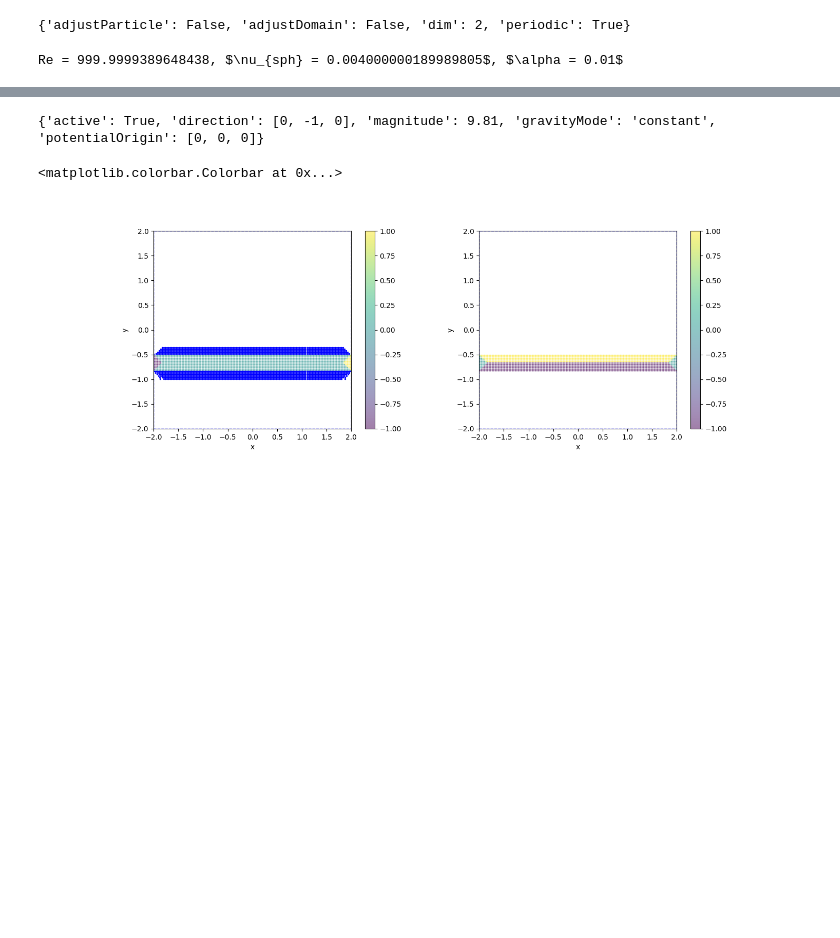
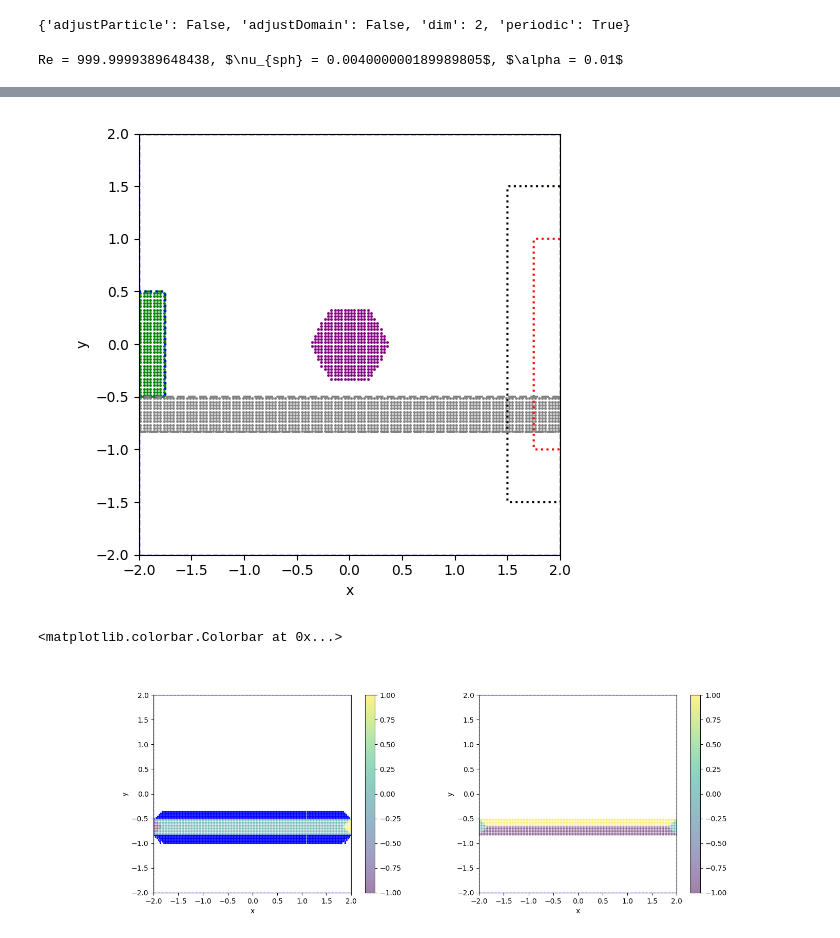
Before and after one commit to wi-re/diffSPH, a Jupyter notebook: partiBench/02_outlet.ipynb, the cells around one changed output, grey strips where cells are left out. Saved outputs shown, nothing was run; the diff lists cells and outputs as text; code cells hidden in the pictures; blank space fills up the shorter version.

```diff
--- a/partiBench/02_outlet.ipynb
+++ b/partiBench/02_outlet.ipynb
@@ -481,5 +135,0 @@ plotSDF(boundary_sdf(torch.clone(points),), X, Y, 2, 2)
-# %%
-print(config['gravity'])
-config['gravity']['active'] = True
-# %% [output]
-{'active': True, 'direction': [0, -1, 0], 'magnitude': 9.81, 'gravityMode': 'constant', 'potentialOrigin': [0, 0, 0]}
@@ -769,3 +136,51 @@ from diffSPH.v2.modules.mDBC import buildBoundaryGhostParticles, mDBCDensity
-# %%
-perennialState['boundary']['distances'] = - perennialState['boundary']['distances']
-config['regions'] = regions
+# %%
+config['regions'] = [{
+        'sdf': inletSDF,
+        'type': 'inlet',
+        'velocity': torch.tensor([1,0.]),
+        'particles': sampleParticles(config, sdfs = [inletSDF])[0],
+        'contour': find_contour(inletSDF(points).reshape(ngrid, ngrid).cpu(), config['domain']['minExtent'].cpu(), config['domain']['maxExtent'].cpu(), ngrid, 0)
+    },
+    {
+        'sdf': inletSDF,
+        'type': 'forcing',
+        'forcingMode': 'immediate',
+        'velocity': torch.tensor([1,0.]),
+        'particles': sampleParticles(config, sdfs = [inletSDF])[0],
+        'contour': find_contour(inletSDF(points).reshape(ngrid, ngrid).cpu(), config['domain']['minExtent'].cpu(), config['domain']['maxExtent'].cpu(), ngrid, 0)
+    },{
+        'sdf': outletSDF,
+        'type': 'outlet',
+        'velocity': torch.tensor([0.,0.]),
+        'particles': sampleParticles(config, sdfs = [outletSDF])[0],
+        'contour': find_contour(outletSDF(points).reshape(ngrid, ngrid).cpu(), config['domain']['minExtent'].cpu(), config['domain']['maxExtent'].cpu(), ngrid, 0)
+    },{
+        'sdf': outletRegion,
+        'type': 'mirror',
+        'velocity': torch.tensor([0.,0.]),
+        'particles': sampleParticles(config, sdfs = [outletRegion])[0],
+        'contour': find_contour(outletRegion(points).reshape(ngrid, ngrid).cpu(), config['domain']['minExtent'].cpu(), config['domain']['maxExtent'].cpu(), ngrid, 0)
+    },{
+        'sdf': boundary_sdf,
+        'type': 'boundary',
+        'velocity': torch.tensor([0.,0.]),
+        'particles': sampleParticles(config, sdfs = [boundary_sdf])[0],
+        'contour': find_contour(boundary_sdf(points).reshape(ngrid, ngrid).cpu(), config['domain']['minExtent'].cpu(), config['domain']['maxExtent'].cpu(), ngrid, 0)
+    },{
+        'sdf': fluid_sdf,
+        'type': 'fluid',
+        'velocity': torch.tensor([1.,0.]),
+        'particles': sampleParticles(config, sdfs = [fluid_sdf])[0],
+        'contour': find_contour(fluid_sdf(points).reshape(ngrid, ngrid).cpu(), config['domain']['minExtent'].cpu(), config['domain']['maxExtent'].cpu(), ngrid, 0)
+    }
+    ]
+
+
+fig, axis = plt.subplots(1,1, figsize = (6,5), squeeze = False)
+setPlotBaseAttributes(axis[0,0], config)
+
+plotRegions(config['regions'], axis[0,0])
+
+fig.tight_layout()
+# %% [output]
+[figure, added]
```
Also changed, not shown: parts of 39 cells of this notebook, 8 other files.
